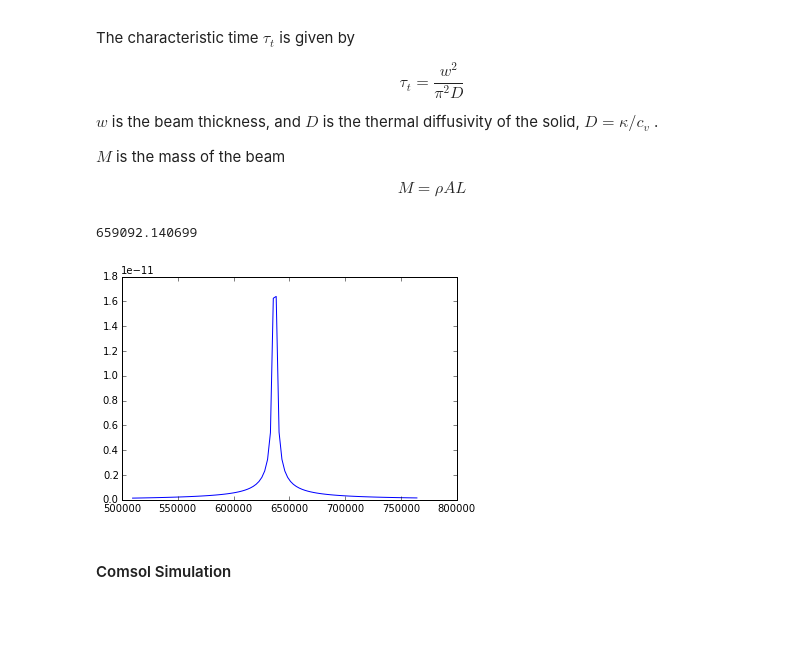
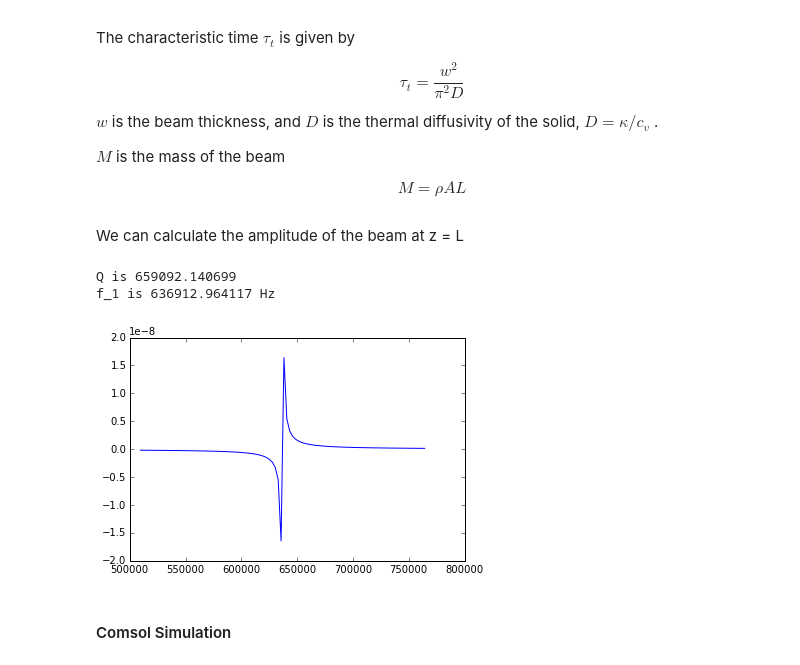
Before and after one commit to jgrebel1/Cantilever, a Jupyter notebook: Cantilever.ipynb, the cells around one changed output. Saved outputs shown, nothing was run; the diff lists cells and outputs as text; code cells hidden in the pictures; blank space fills up the shorter version.

Commit message:
added Comsol driving antiresonance graph

```diff
--- a/Cantilever.ipynb
+++ b/Cantilever.ipynb
@@ -32,12 +32,12 @@ The corresponding frequencies are
 $$ f_n = \frac{\omega_n}{2\pi} = \frac{(\beta_nl)^2}{2 \pi l^2}\sqrt{\frac{E I}{\rho A}}$$
 # %%
 BL = [1.8751,4.69409,7.8539, 10.996] #1/m
-L = 10*10**(-6) #m
+L = 10.0*10**(-6) #m
 E = 8.55*10**10 #N/m^2
 w = 0.5*10**(-6) #m
 h = 0.1*10**(-6) #m
-I = w*h**3/12 #m^4
-r = 5500 #kg/m^3
+I = w*h**3.0/12.0 #m^4
+r = 5500.0 #kg/m^3
 A = w*h #m^2
 # %%
 for B_nL in BL:
@@ -128,39 +110,42 @@ $w$ is the beam thickness, and $D$ is the thermal diffusivity of the solid, $D =
 $M$ is the mass of the beam
 
 $$M = \rho A L $$
+# %% [markdown]
+We can calculate the amplitude of the beam at z = L
 # %%
-f_0 = 1
+f_0 = 1000.0
 B_1L = 1.8751
 w_1 = (B_1L**2/(L**2))*np.sqrt(E*I/(r*A))
 f_1 = w_1/(2*np.pi)
 alpha = 5.73*10**(-6) #1/K
-T_0 = 300 #K
-C_p = 330*r #J/(kg*K)*kg/m^3
+T_0 = 300.0 #K
+C_p = 330.0*r #J/(kg*K)*kg/m^3
 delta = E*(alpha**2)*T_0/C_p
 D = 3.1*10**(-5) #m^2/s
 tau = w**2/(np.pi**2*D)
 f_c = np.linspace(f_1-f_1/5,f_1+f_1/5, num=100)
 w_c = f_c*2*np.pi
 a_1 = L
 b_1 = L/1.01781
 n_1 = 0.8309
 z = L
 t = np.linspace(0,3/w_1)
 M = r*A*L #kg
-
 U_1 = a_1*(np.cos(B_1L*z)-np.cosh(B_1L*z))+b_1*(np.sin(B_1L*z)-np.sinh(B_1L*z))
-U = []
+amp = []
 for freq in w_c:
     Q = (1/delta)*((1+freq**2*tau**2)/(freq*tau))
-    y = np.max(np.real(((n_1)/(w_1**2-freq**2-1j*w_1**2/Q))*(f_0/M)*U_1*np.e**(-1j*freq*t)))
-    U.append(y)
-f3, ax3 = plt.subplots()
-ax3.plot(f_c,U)
+    amp_1 = np.real(((n_1)/(w_1**2-freq**2-1j*w_1**2/Q))*(f_0/M)*U_1)
+    amp.append(amp_1)
+f4, ax4 = plt.subplots()
+ax4.plot(f_c,amp)
 Q = (1/delta)*((1+w_1**2*tau**2)/(w_1*tau))
-print Q
+print 'Q is', Q
+print 'f_1 is', f_1, 'Hz'
 # %% [output]
-659092.140699
+Q is 659092.140699
+f_1 is 636912.964117 Hz
-[figure, old version]
+[figure, new version]
 # %% [markdown]
 #### Comsol Simulation
 # %% [markdown]
```
Also changed, not shown: parts of 6 cells of this notebook, 1 other file.
